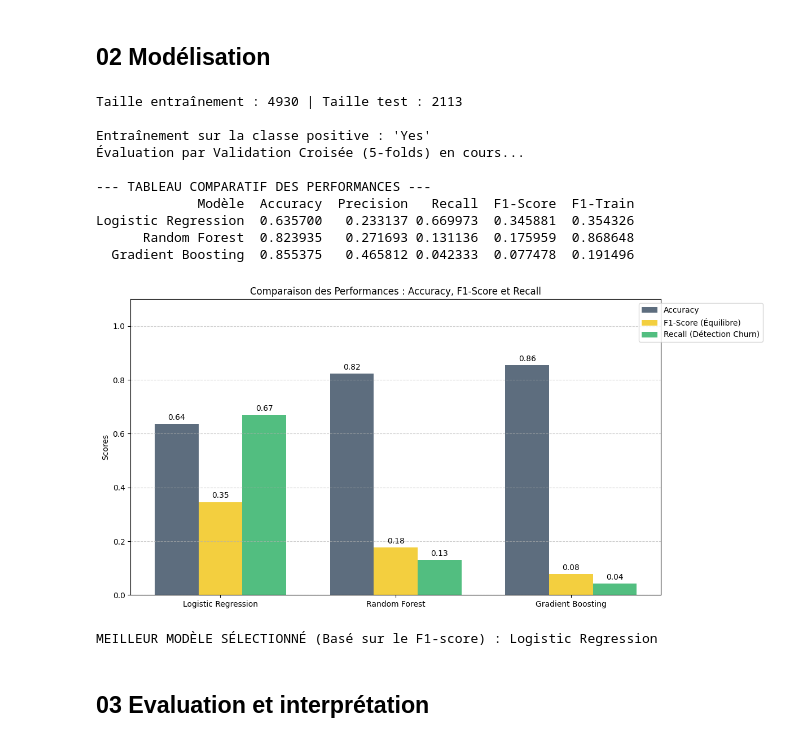
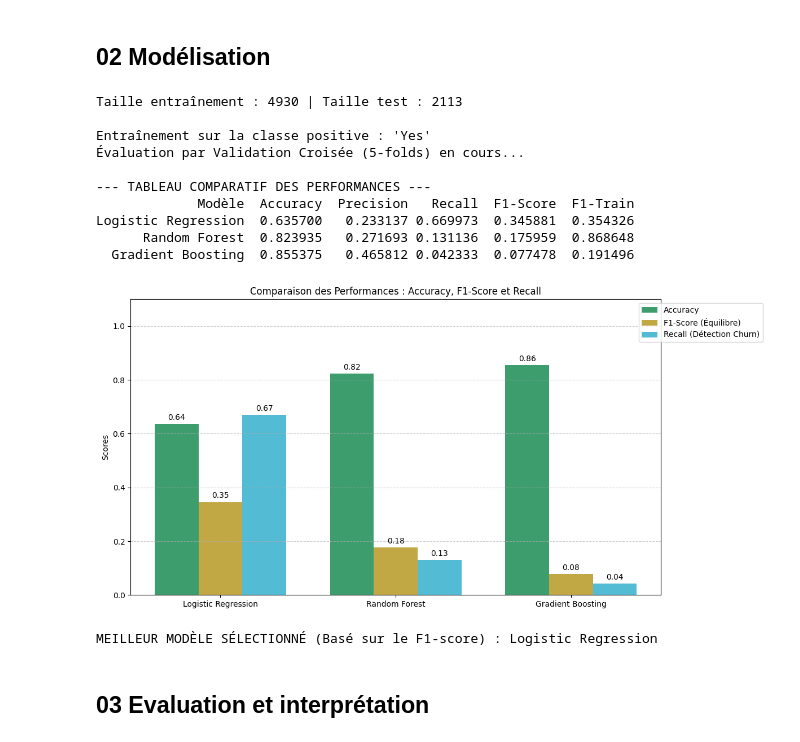
Before and after one commit to clementraczek/ECF3-CLEMENT-RACZEK, a Jupyter notebook: notebooks/sickit-learn.ipynb, the cells around one changed output. Saved outputs shown, nothing was run; the diff lists cells and outputs as text; code cells hidden in the pictures.

```diff
--- a/notebooks/sickit-learn.ipynb
+++ b/notebooks/sickit-learn.ipynb
@@ -208,42 +222,42 @@ width = 0.25
 fig, ax = plt.subplots(figsize=(12, 6))
 
 # Représentation graphique de l'équilibre précision/rappel (F1) vs capacité de détection (Recall)
-rects1 = ax.bar(x - width, test_accuracy, width, label='Accuracy', color='#34495e', alpha=0.8)
-rects2 = ax.bar(x, test_f1, width, label='F1-Score (Équilibre)', color='#f1c40f', alpha=0.8)
-rects3 = ax.bar(x + width, test_recall, width, label='Recall (Détection Churn)', color='#27ae60', alpha=0.8)
+rects1 = ax.bar(x - width, test_accuracy, width, label='Accuracy', color="#0e8549", alpha=0.8)
+rects2 = ax.bar(x, test_f1, width, label='F1-Score (Équilibre)', color="#b39315", alpha=0.8)
+rects3 = ax.bar(x + width, test_recall, width, label='Recall (Détection Churn)', color="#29aaca", alpha=0.8)
 
 ax.set_ylabel('Scores')
 ax.set_title('Comparaison des Performances : Accuracy, F1-Score et Recall')
 ax.set_xticks(x)
 ax.set_xticklabels(names)
 ax.legend(loc='upper right', bbox_to_anchor=(1.2, 1))
 
 # Annotation des scores au sommet de chaque barre
 ax.bar_label(rects1, padding=3, fmt='%.2f')
 ax.bar_label(rects2, padding=3, fmt='%.2f')
 ax.bar_label(rects3, padding=3, fmt='%.2f')
 
 plt.ylim(0, 1.1)
 plt.grid(axis='y', linestyle='--', alpha=0.6)
 plt.tight_layout()
 plt.show()
 
 
 
 best_model_name = df_summary.iloc[0]['Modèle']
 print(f"\nMEILLEUR MODÈLE SÉLECTIONNÉ (Basé sur le F1-score) : {best_model_name}")
 # %% [output]
 Taille entraînement : 4930 | Taille test : 2113
 
 Entraînement sur la classe positive : 'Yes'
 Évaluation par Validation Croisée (5-folds) en cours...
 
 --- TABLEAU COMPARATIF DES PERFORMANCES ---
              Modèle  Accuracy  Precision   Recall  F1-Score  F1-Train
 Logistic Regression  0.635700   0.233137 0.669973  0.345881  0.354326
       Random Forest  0.823935   0.271693 0.131136  0.175959  0.868648
   Gradient Boosting  0.855375   0.465812 0.042333  0.077478  0.191496
-[figure, old version]
+[figure, new version]
 MEILLEUR MODÈLE SÉLECTIONNÉ (Basé sur le F1-score) : Logistic Regression
 # %% [markdown]
 ## 03 Evaluation et interprétation
```
Also changed, not shown: parts of 2 cells of this notebook, 4 other files.
